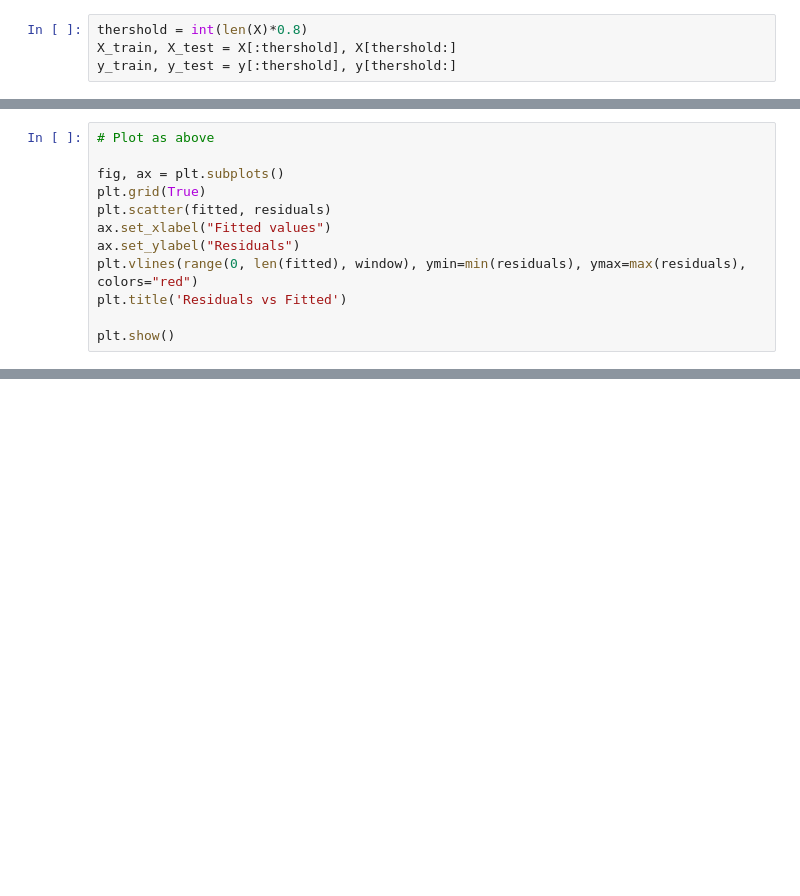
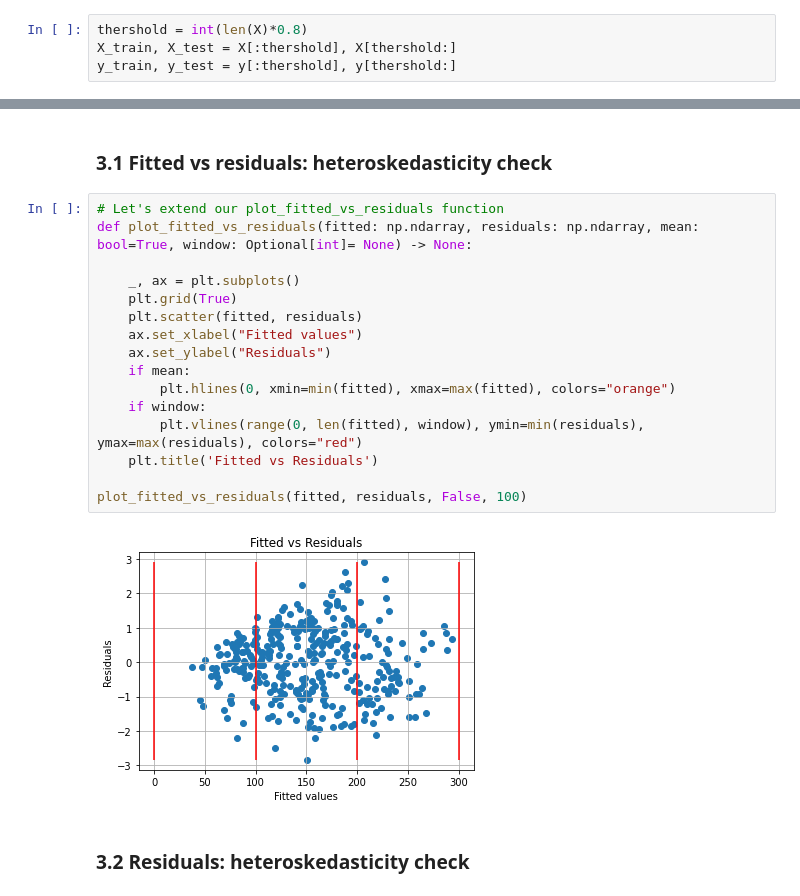
Before and after one commit to datali-ch/fantasticfeatures, a Jupyter notebook: main.ipynb, the cells around one changed output, grey strips where cells are left out. Saved outputs shown, nothing was run; the diff lists cells and outputs as text; blank space fills up the shorter version.

```diff
--- a/main.ipynb
+++ b/main.ipynb
@@ -111,12 +49,0 @@ variances
-# %%
-# Plot as above
-
-fig, ax = plt.subplots()
-plt.grid(True)
-plt.scatter(fitted, residuals)
-ax.set_xlabel("Fitted values")
-ax.set_ylabel("Residuals")
-plt.vlines(range(0, len(fitted), window), ymin=min(residuals), ymax=max(residuals), colors="red")
-plt.title('Residuals vs Fitted')
-
-plt.show()
@@ -182,0 +188,22 @@ plt.title('Correlation Matrix', fontsize=16);
+# %% [markdown]
+### 3.1 Fitted vs residuals: heteroskedasticity check
+# %%
+# Let's extend our plot_fitted_vs_residuals function
+def plot_fitted_vs_residuals(fitted: np.ndarray, residuals: np.ndarray, mean: bool=True, window: Optional[int]= None) -> None:
+
+    _, ax = plt.subplots()
+    plt.grid(True)
+    plt.scatter(fitted, residuals)
+    ax.set_xlabel("Fitted values")
+    ax.set_ylabel("Residuals")
+    if mean:
+        plt.hlines(0, xmin=min(fitted), xmax=max(fitted), colors="orange")
+    if window:
+        plt.vlines(range(0, len(fitted), window), ymin=min(residuals), ymax=max(residuals), colors="red")
+    plt.title('Fitted vs Residuals')
+
+plot_fitted_vs_residuals(fitted, residuals, False, 100)
+# %% [output]
+[figure, added]
+# %% [markdown]
+### 3.2 Residuals: heteroskedasticity check
```
Also changed, not shown: parts of 65 cells of this notebook.
